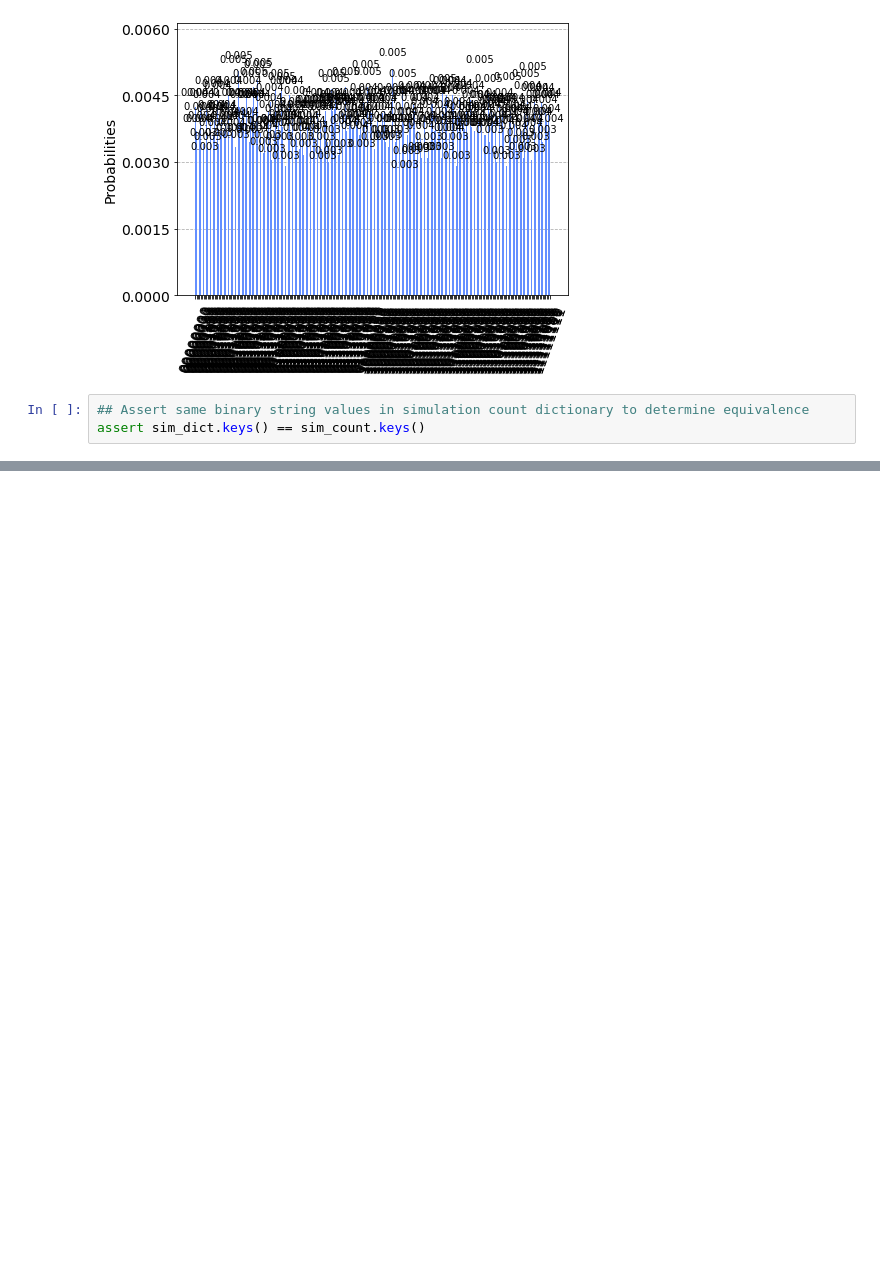
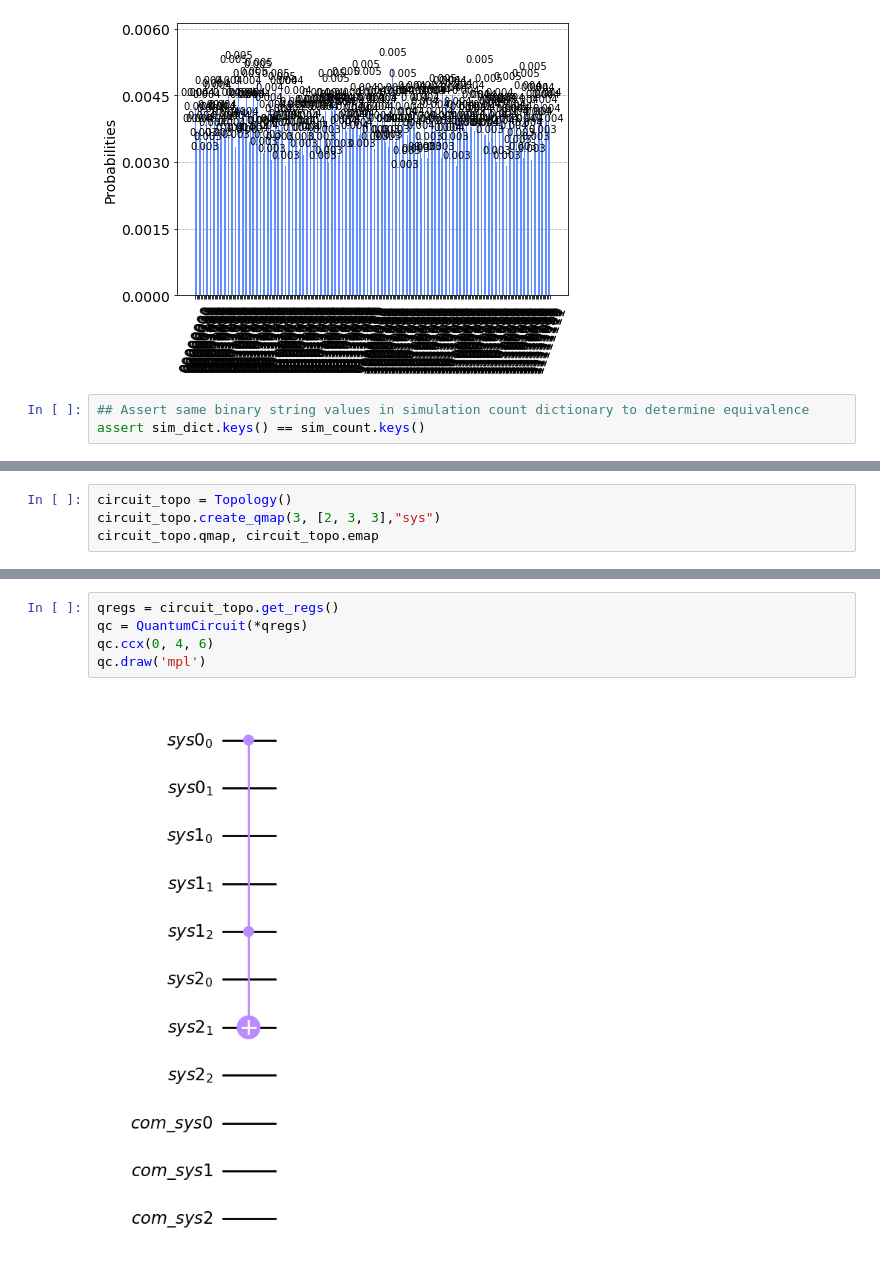
Before and after one commit to Interlin-q/diskit, a Jupyter notebook: distributed_qiskit/LayerByLayer.ipynb, the cells around one changed output, grey strips where cells are left out. Drawn from its saved outputs; the diff is of its cells as text; blank space fills up the shorter version.

```diff
--- a/distributed_qiskit/LayerByLayer.ipynb
+++ b/distributed_qiskit/LayerByLayer.ipynb
@@ -342,0 +389,4 @@ assert sim_dict.keys() == sim_count.keys()
+# %%
+circuit_topo = Topology()
+circuit_topo.create_qmap(3, [2, 3, 3],"sys")
+circuit_topo.qmap, circuit_topo.emap
@@ -342,0 +405,7 @@ assert sim_dict.keys() == sim_count.keys()
+# %%
+qregs = circuit_topo.get_regs()
+qc = QuantumCircuit(*qregs)
+qc.ccx(0, 4, 6)
+qc.draw('mpl')
+# %% [output]
+[figure, added]
```
Also changed, not shown: parts of 11 cells of this notebook, 2 other files.
